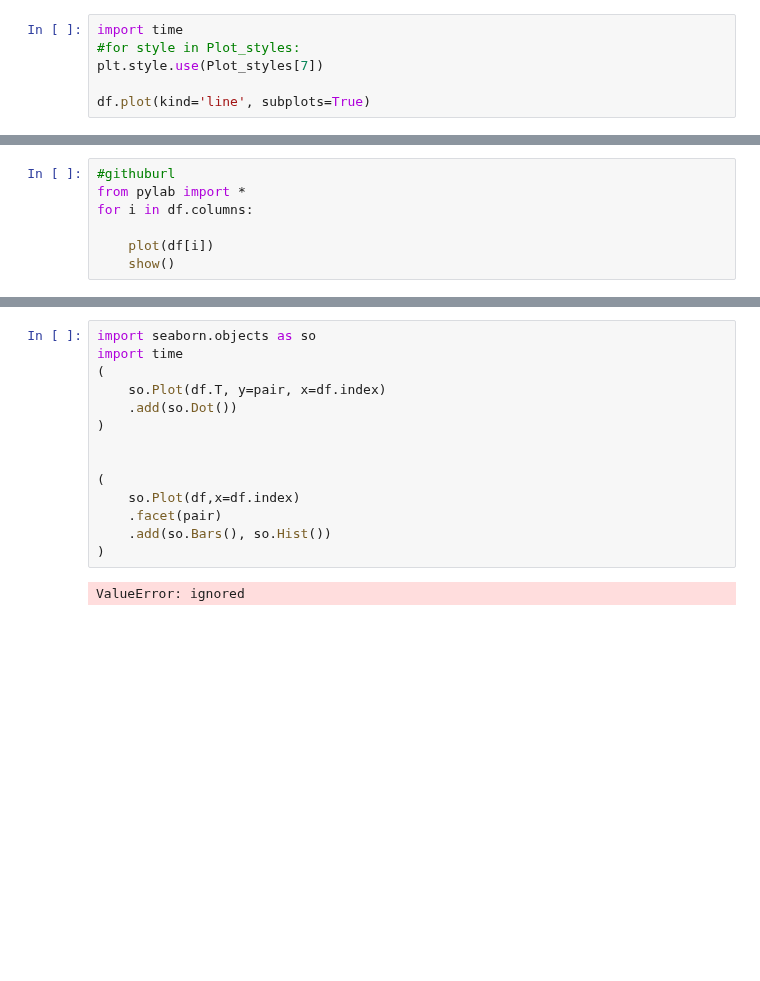
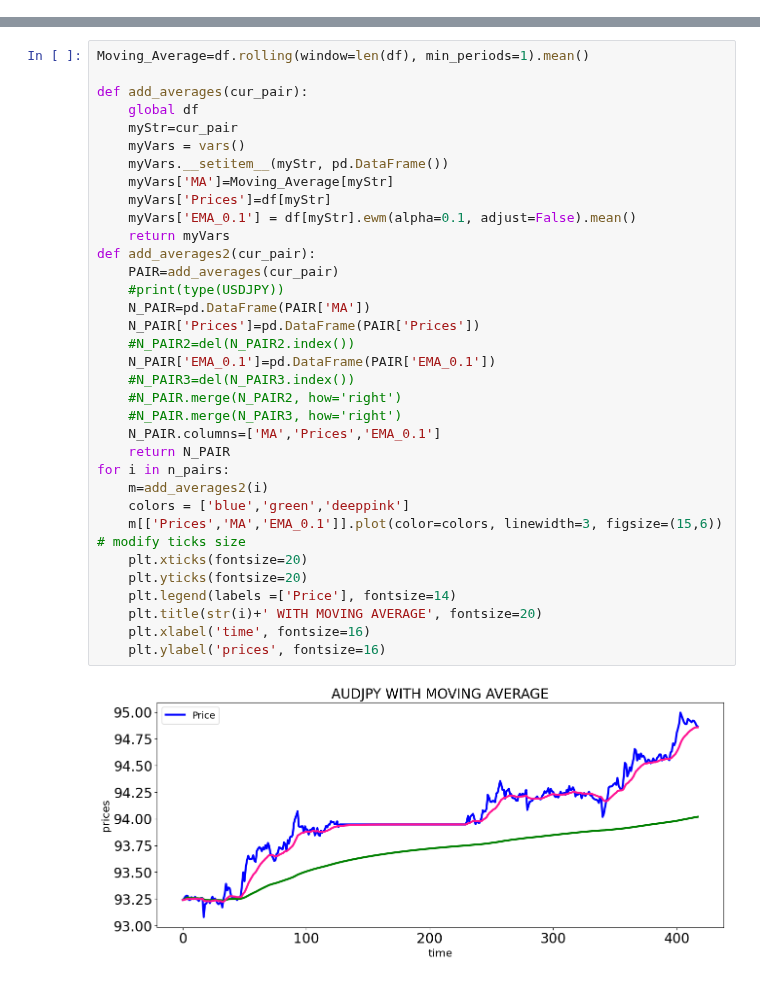
Before and after one commit to JOSPHATT/REALTIMEFOREX.py, a Jupyter notebook: REALTIME_FOREX_API.ipynb, the cells around one changed output, grey strips where cells are left out. Drawn from its saved outputs; the diff is of its cells as text; blank space fills up the shorter version.

Commit message:
plotting PRICE, MOVING AVG, EXP MOV AVG(alpha=0.1)

```diff
--- a/REALTIME_FOREX_API.ipynb
+++ b/REALTIME_FOREX_API.ipynb
@@ -60,6 +68,0 @@ Plot_styles[7]
-# %%
-import time
-#for style in Plot_styles:
-plt.style.use(Plot_styles[7])
-
-df.plot(kind='line', subplots=True)
@@ -90,7 +68,0 @@ Successfully installed PyQt5-5.15.9 PyQt5-Qt5-5.15.2 PyQt5-sip-12.12.1 PyQtWebEn
-# %%
-#githuburl
-from pylab import *
-for i in df.columns:
-
-    plot(df[i])
-    show()
@@ -307,16 +69,37 @@ df
-# %%
-import seaborn.objects as so
-import time
-(
-    so.Plot(df.T, y=pair, x=df.index)
-    .add(so.Dot())
-)
-
-
-(
-    so.Plot(df,x=df.index)
-    .facet(pair)
-    .add(so.Bars(), so.Hist())
-)
-# %% [output]
-ValueError: ignored
+# %%
+Moving_Average=df.rolling(window=len(df), min_periods=1).mean()
+
+def add_averages(cur_pair):
+    global df
+    myStr=cur_pair
+    myVars = vars()
+    myVars.__setitem__(myStr, pd.DataFrame())
+    myVars['MA']=Moving_Average[myStr]
+    myVars['Prices']=df[myStr]
+    myVars['EMA_0.1'] = df[myStr].ewm(alpha=0.1, adjust=False).mean()
+    return myVars
+def add_averages2(cur_pair):
+    PAIR=add_averages(cur_pair)
+    #print(type(USDJPY))
+    N_PAIR=pd.DataFrame(PAIR['MA'])
+    N_PAIR['Prices']=pd.DataFrame(PAIR['Prices'])
+    #N_PAIR2=del(N_PAIR2.index())
+    N_PAIR['EMA_0.1']=pd.DataFrame(PAIR['EMA_0.1'])
+    #N_PAIR3=del(N_PAIR3.index())
+    #N_PAIR.merge(N_PAIR2, how='right')
+    #N_PAIR.merge(N_PAIR3, how='right')
+    N_PAIR.columns=['MA','Prices','EMA_0.1']
+    return N_PAIR
+for i in n_pairs:
+    m=add_averages2(i)
+    colors = ['blue','green','deeppink']
+    m[['Prices','MA','EMA_0.1']].plot(color=colors, linewidth=3, figsize=(15,6))
+# modify ticks size
+    plt.xticks(fontsize=20)
+    plt.yticks(fontsize=20)
+    plt.legend(labels =['Price'], fontsize=14)
+    plt.title(str(i)+' WITH MOVING AVERAGE', fontsize=20)
+    plt.xlabel('time', fontsize=16)
+    plt.ylabel('prices', fontsize=16)
+# %% [output]
+[figure, added]
```
Also changed, not shown: parts of 24 cells of this notebook.
